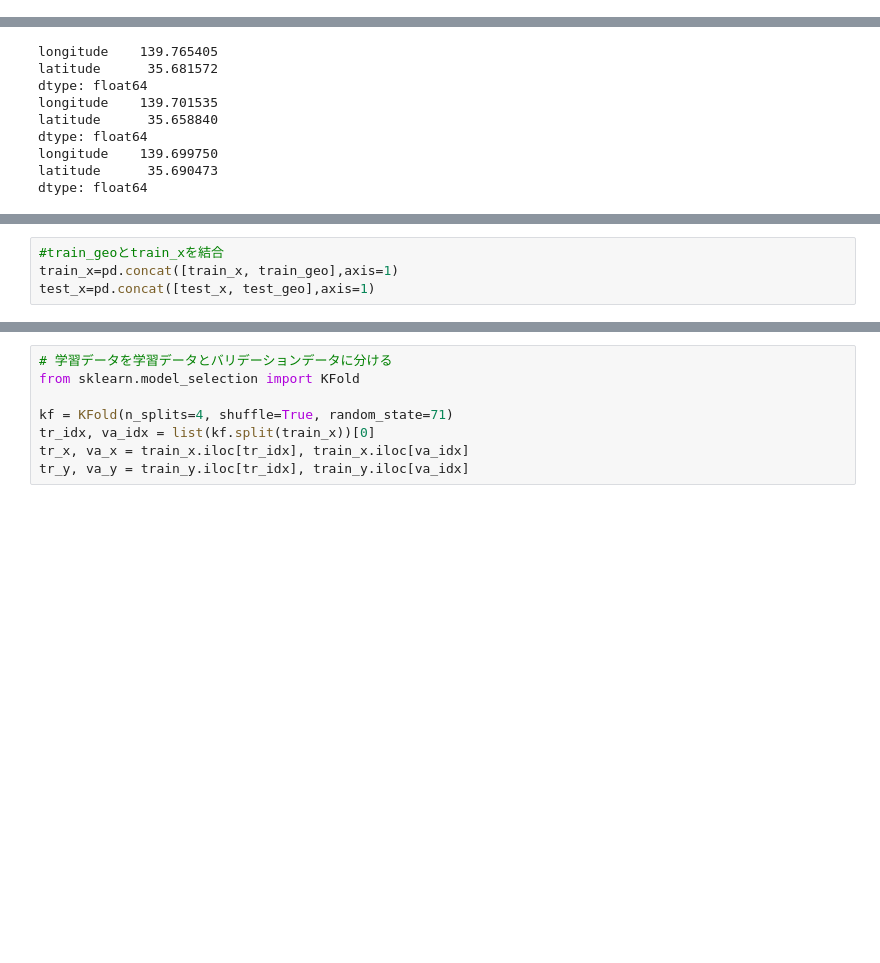
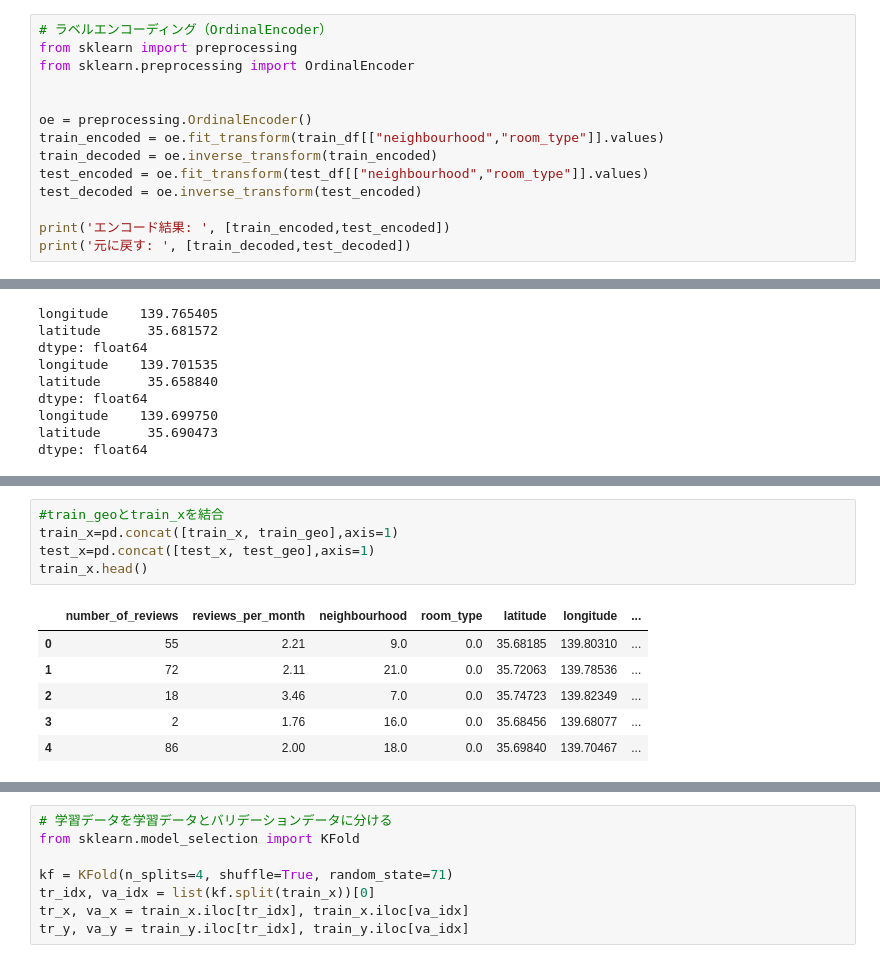
Before and after one commit to MASAYA-KINOSHITA/first-Repository, a Jupyter notebook: 民泊サービスの宿泊料金予測.ipynb, the cells around one changed output, grey strips where cells are left out. Saved outputs shown, nothing was run; the diff lists cells and outputs as text; blank space fills up the shorter version.

```diff
--- a/民泊サービスの宿泊料金予測.ipynb
+++ b/民泊サービスの宿泊料金予測.ipynb
@@ -74,0 +72,14 @@ print(reqd_Index)
+# %%
+# ラベルエンコーディング（OrdinalEncoder）
+from sklearn import preprocessing
+from sklearn.preprocessing import OrdinalEncoder
+
+
+oe = preprocessing.OrdinalEncoder()
+train_encoded = oe.fit_transform(train_df[["neighbourhood","room_type"]].values)
+train_decoded = oe.inverse_transform(train_encoded)
+test_encoded = oe.fit_transform(test_df[["neighbourhood","room_type"]].values)
+test_decoded = oe.inverse_transform(test_encoded)
+
+print('エンコード結果: ', [train_encoded,test_encoded])
+print('元に戻す: ', [train_decoded,test_decoded])
@@ -154,4 +193,12 @@ train_geo.head()
 # %%
 #train_geoとtrain_xを結合
 train_x=pd.concat([train_x, train_geo],axis=1)
 test_x=pd.concat([test_x, test_geo],axis=1)
+train_x.head()
+# %% [output]
+|  | number_of_reviews | reviews_per_month | neighbourhood | room_type | latitude | longitude | ... |
+| 0 | 55 | 2.21 | 9.0 | 0.0 | 35.68185 | 139.80310 | ... |
+| 1 | 72 | 2.11 | 21.0 | 0.0 | 35.72063 | 139.78536 | ... |
+| 2 | 18 | 3.46 | 7.0 | 0.0 | 35.74723 | 139.82349 | ... |
+| 3 | 2 | 1.76 | 16.0 | 0.0 | 35.68456 | 139.68077 | ... |
+| 4 | 86 | 2.00 | 18.0 | 0.0 | 35.69840 | 139.70467 | ... |
```
Also changed, not shown: parts of 15 cells of this notebook.
